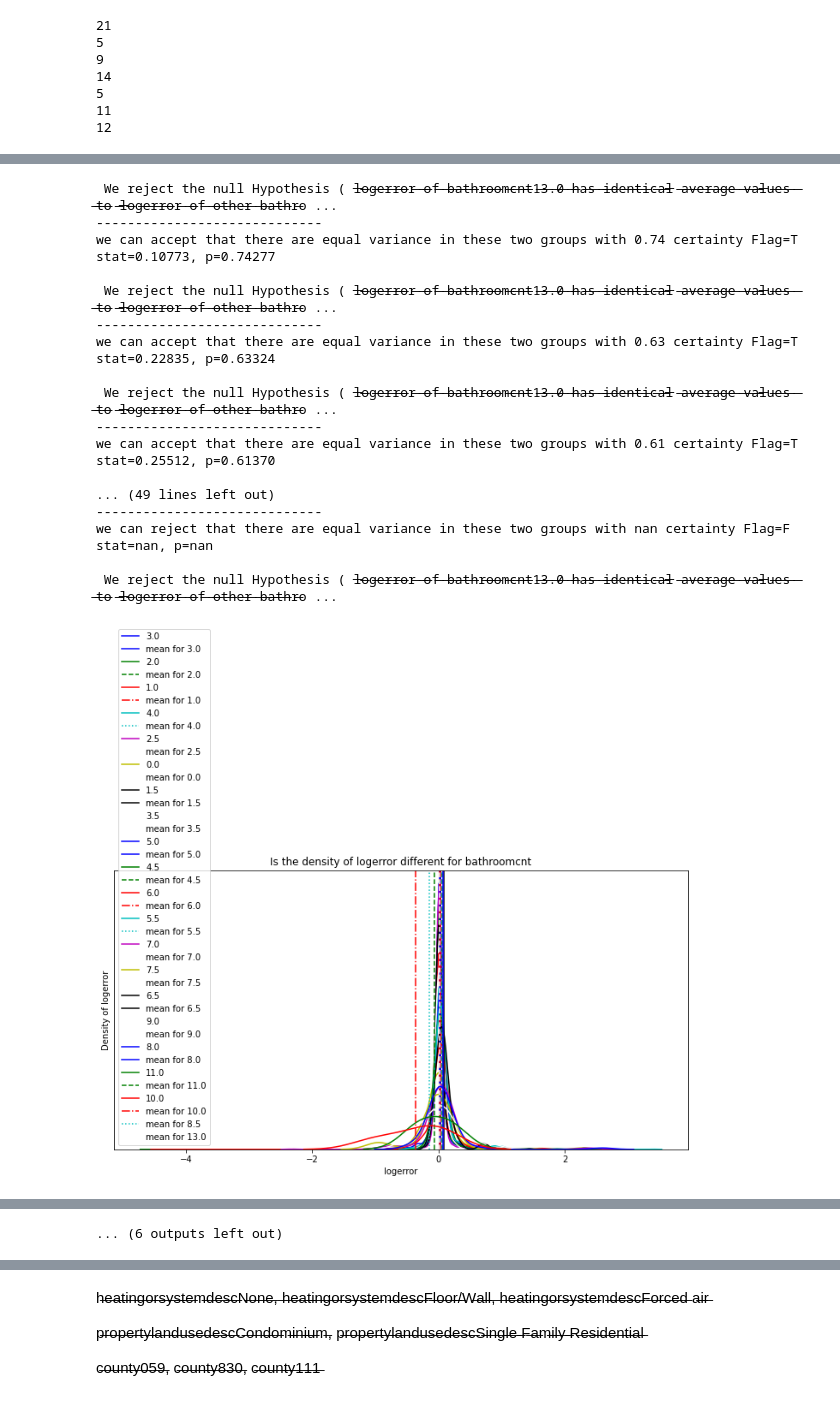
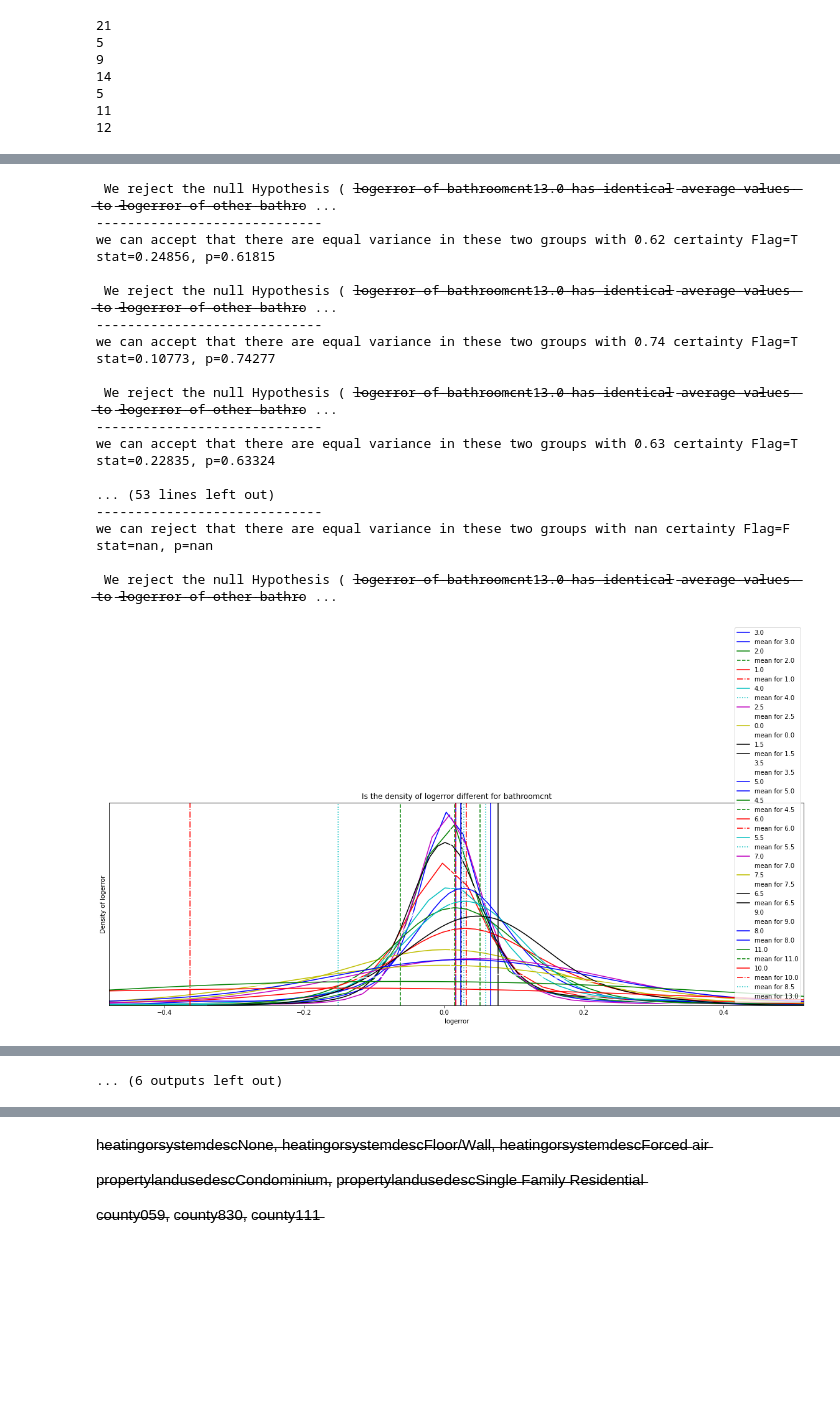
Before and after one commit to geary-shenck/clustering-exercises, a Jupyter notebook: zillow_expore.ipynb, the cells around one changed output, grey strips where cells are left out. Drawn from its saved outputs; the diff is of its cells as text; code cells hidden in the pictures; blank space fills up the shorter version.

```diff
--- a/zillow_expore.ipynb
+++ b/zillow_expore.ipynb
@@ -344,7 +345,7 @@ for num in continous_list:
                     print("\n We reject the null Hypothesis (", '\u0336'.join(H0) + '\u0336' ,")",'t=%.5f, p=%.5f' % (t,p))
 
 
-    plt.figure(figsize=(12,6))
+    plt.figure(figsize=(20,6))
     plt.title(f"Is the density of {num} different for {cat}")
 
 
@@ -365,6 +366,7 @@ for num in continous_list:
                     label=f"mean for {i[1]}")
 
     plt.xlabel(f"{num}")
+    plt.xlim((train[num].mean()-(3*train[num].std())),(train[num].mean()+(3*train[num].std())))
     plt.legend()
     plt.show()
 # %% [output]
@@ -548,7 +527,7 @@ for cat in temp_list:
                     print("\n We reject the null Hypothesis (", '\u0336'.join(H0) + '\u0336' ,")",'t=%.5f, p=%.5f' % (t,p))
 
 
-    plt.figure(figsize=(12,6))
+    plt.figure(figsize=(20,6))
     plt.title(f"Is the density of {num} different for {cat}")
 
 
@@ -569,6 +548,7 @@ for cat in temp_list:
                     label=f"mean for {i[1]}")
 
     plt.xlabel(f"{num}")
+    plt.xlim((train[num].mean()-(3*train[num].std())),(train[num].mean()+(3*train[num].std())))
     plt.legend()
     plt.show()
 # %% [output]
@@ -609,21 +589,21 @@ we can accept that there are equal variance in these two groups with 0.62 certai
+ We reject the null Hypothesis ( l̶o̶g̶e̶r̶r̶o̶r̶ ̶o̶f̶ ̶b̶a̶t̶h̶r̶o̶o̶m̶c̶n̶t̶1̶3̶.̶0̶ ̶h̶a̶s̶ ̶i̶d̶e̶n̶t̶i̶c̶a̶l̶ ̶a̶v̶e̶r̶a̶g̶e̶ ̶v̶a̶l̶u̶e̶s̶ ̶t̶o̶ ̶l̶o̶g̶e̶r̶r̶o̶r̶ ̶o̶f̶ ̶o̶t̶h̶e̶r̶ ̶b̶a̶t̶h̶r̶o ...
+-----------------------------
+we can accept that there are equal variance in these two groups with 0.62 certainty Flag=T stat=0.24856, p=0.61815
+
  We reject the null Hypothesis ( l̶o̶g̶e̶r̶r̶o̶r̶ ̶o̶f̶ ̶b̶a̶t̶h̶r̶o̶o̶m̶c̶n̶t̶1̶3̶.̶0̶ ̶h̶a̶s̶ ̶i̶d̶e̶n̶t̶i̶c̶a̶l̶ ̶a̶v̶e̶r̶a̶g̶e̶ ̶v̶a̶l̶u̶e̶s̶ ̶t̶o̶ ̶l̶o̶g̶e̶r̶r̶o̶r̶ ̶o̶f̶ ̶o̶t̶h̶e̶r̶ ̶b̶a̶t̶h̶r̶o ...
 -----------------------------
 we can accept that there are equal variance in these two groups with 0.74 certainty Flag=T stat=0.10773, p=0.74277
 
  We reject the null Hypothesis ( l̶o̶g̶e̶r̶r̶o̶r̶ ̶o̶f̶ ̶b̶a̶t̶h̶r̶o̶o̶m̶c̶n̶t̶1̶3̶.̶0̶ ̶h̶a̶s̶ ̶i̶d̶e̶n̶t̶i̶c̶a̶l̶ ̶a̶v̶e̶r̶a̶g̶e̶ ̶v̶a̶l̶u̶e̶s̶ ̶t̶o̶ ̶l̶o̶g̶e̶r̶r̶o̶r̶ ̶o̶f̶ ̶o̶t̶h̶e̶r̶ ̶b̶a̶t̶h̶r̶o ...
 -----------------------------
 we can accept that there are equal variance in these two groups with 0.63 certainty Flag=T stat=0.22835, p=0.63324
 
- We reject the null Hypothesis ( l̶o̶g̶e̶r̶r̶o̶r̶ ̶o̶f̶ ̶b̶a̶t̶h̶r̶o̶o̶m̶c̶n̶t̶1̶3̶.̶0̶ ̶h̶a̶s̶ ̶i̶d̶e̶n̶t̶i̶c̶a̶l̶ ̶a̶v̶e̶r̶a̶g̶e̶ ̶v̶a̶l̶u̶e̶s̶ ̶t̶o̶ ̶l̶o̶g̶e̶r̶r̶o̶r̶ ̶o̶f̶ ̶o̶t̶h̶e̶r̶ ̶b̶a̶t̶h̶r̶o ...
------------------------------
-we can accept that there are equal variance in these two groups with 0.61 certainty Flag=T stat=0.25512, p=0.61370
-
-... (49 lines left out)
+... (53 lines left out)
 -----------------------------
 we can reject that there are equal variance in these two groups with nan certainty Flag=F stat=nan, p=nan
 
  We reject the null Hypothesis ( l̶o̶g̶e̶r̶r̶o̶r̶ ̶o̶f̶ ̶b̶a̶t̶h̶r̶o̶o̶m̶c̶n̶t̶1̶3̶.̶0̶ ̶h̶a̶s̶ ̶i̶d̶e̶n̶t̶i̶c̶a̶l̶ ̶a̶v̶e̶r̶a̶g̶e̶ ̶v̶a̶l̶u̶e̶s̶ ̶t̶o̶ ̶l̶o̶g̶e̶r̶r̶o̶r̶ ̶o̶f̶ ̶o̶t̶h̶e̶r̶ ̶b̶a̶t̶h̶r̶o ...
-[figure, old version]
+[figure, new version]
 -----------------------------
 we can reject that there are equal variance in these two groups with 1.0 certainty Flag=F stat=105.24859, p=0.00000
 
```
Also changed, not shown: parts of 23 cells of this notebook, 3 other files.
